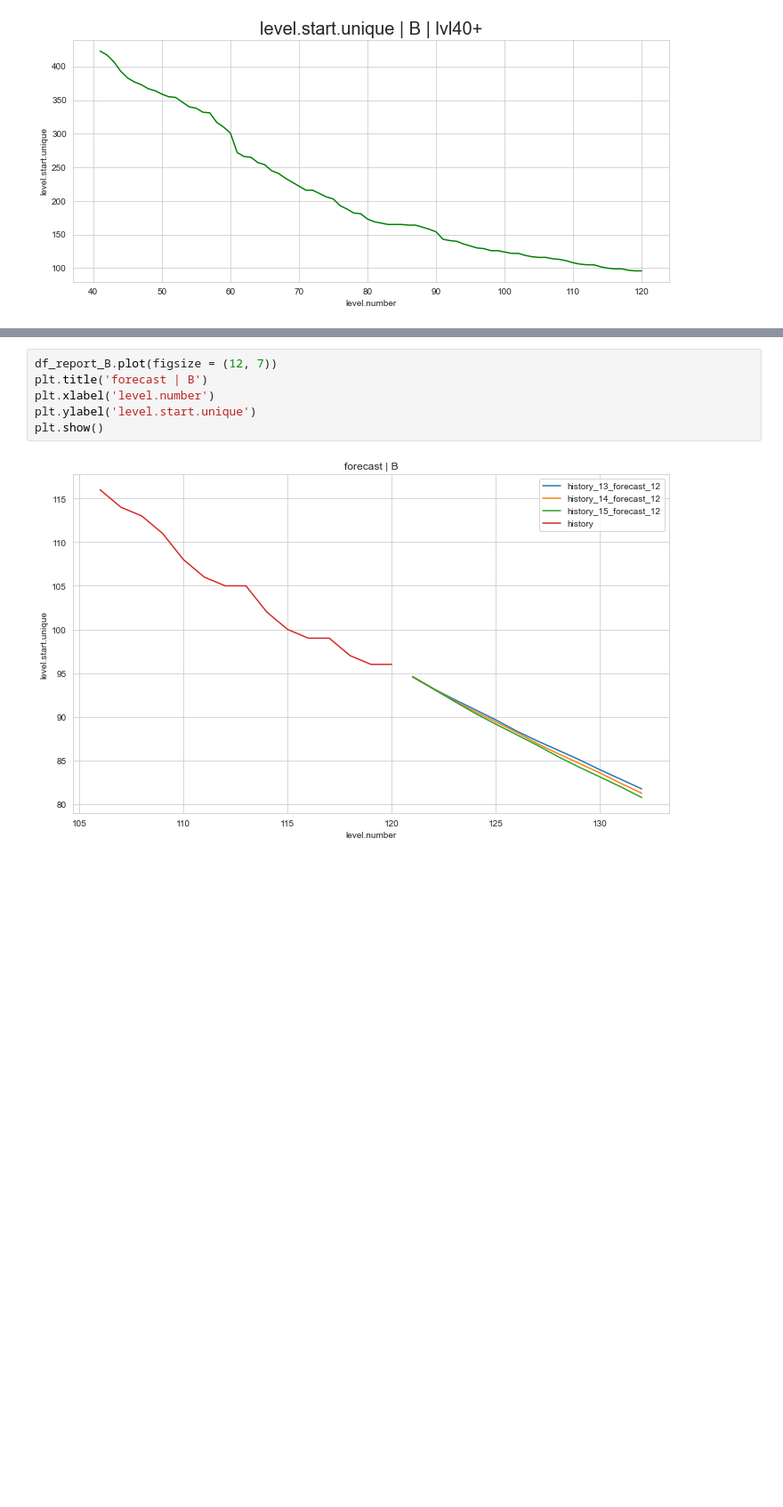
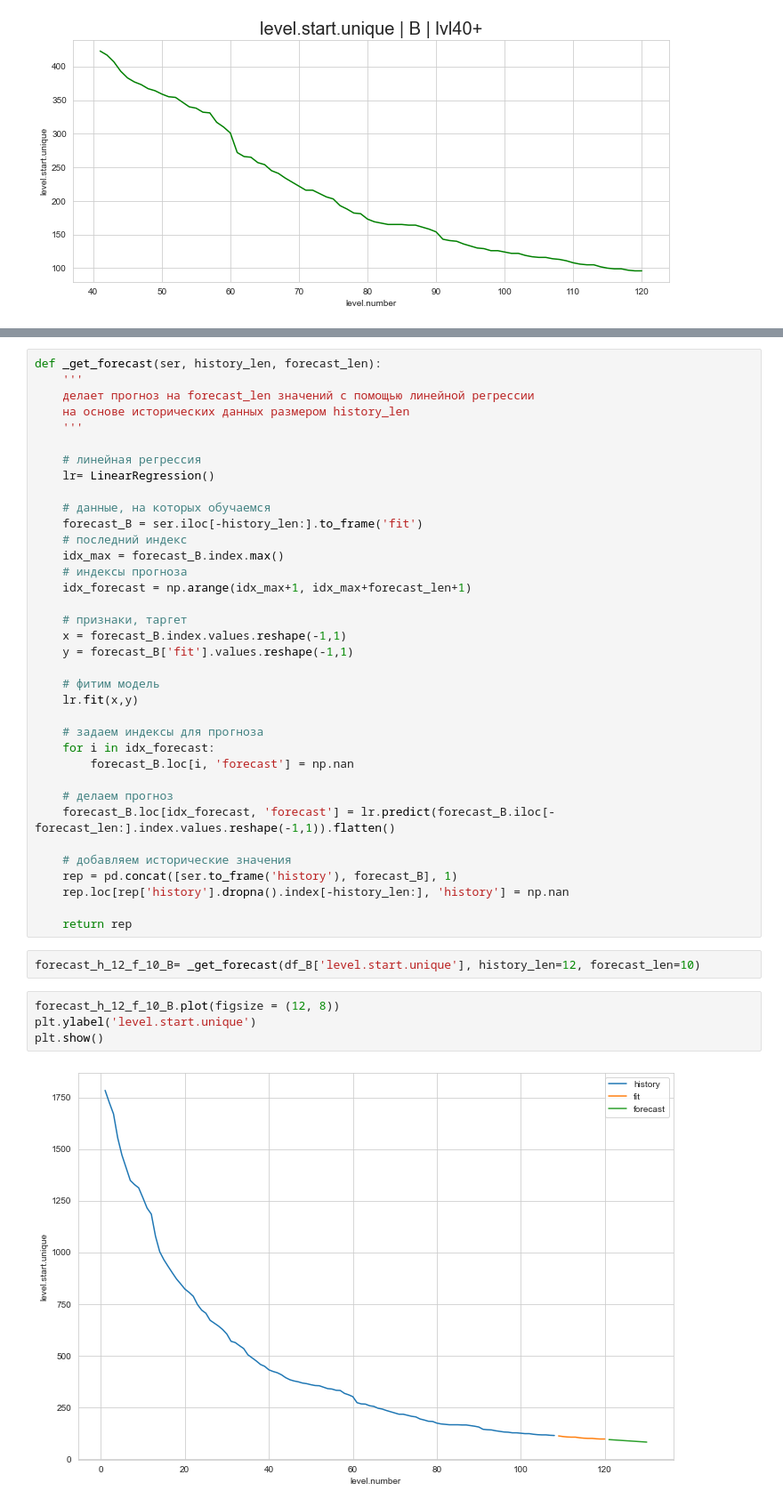
Before and after one commit to sbilibin2017/test_tasks, a Jupyter notebook: matryoshka_test-Copy3.ipynb, the cells around one changed output, grey strips where cells are left out. Shown: that part at 89% size. Cells and saved outputs as stored; diff of their text form; blank space fills up the shorter version.

```diff
--- a/matryoshka_test-Copy3.ipynb
+++ b/matryoshka_test-Copy3.ipynb
@@ -444,8 +406,44 @@ df_report_B['history'] =get_naive_forecast(ser_B, history_len=maxlen, forecast_l
+# %%
+def _get_forecast(ser, history_len, forecast_len):
+    '''
+    делает прогноз на forecast_len значений с помощью линейной регрессии
+    на основе исторических данных размером history_len
+    '''
+
+    # линейная регрессия
+    lr= LinearRegression()
+
+    # данные, на которых обучаемся
+    forecast_B = ser.iloc[-history_len:].to_frame('fit')
+    # последний индекс
+    idx_max = forecast_B.index.max()
+    # индексы прогноза
+    idx_forecast = np.arange(idx_max+1, idx_max+forecast_len+1)
+
+    # признаки, таргет
+    x = forecast_B.index.values.reshape(-1,1)
+    y = forecast_B['fit'].values.reshape(-1,1)
+
+    # фитим модель
+    lr.fit(x,y)
+
+    # задаем индексы для прогноза
+    for i in idx_forecast:
+        forecast_B.loc[i, 'forecast'] = np.nan
+
+    # делаем прогноз
+    forecast_B.loc[idx_forecast, 'forecast'] = lr.predict(forecast_B.iloc[-forecast_len:].index.values.reshape(-1,1)).flatten()
+
+    # добавляем исторические значения
+    rep = pd.concat([ser.to_frame('history'), forecast_B], 1)
+    rep.loc[rep['history'].dropna().index[-history_len:], 'history'] = np.nan
+
+    return rep
+# %%
+forecast_h_12_f_10_B= _get_forecast(df_B['level.start.unique'], history_len=12, forecast_len=10)
 # %%
-df_report_B.plot(figsize = (12, 7))
-plt.title('forecast | B')
-plt.xlabel('level.number')
+forecast_h_12_f_10_B.plot(figsize = (12, 8))
 plt.ylabel('level.start.unique')
 plt.show()
 # %% [output]
-[figure, old version]
+[figure, new version]
```
Also changed, not shown: parts of 3 cells of this notebook.
